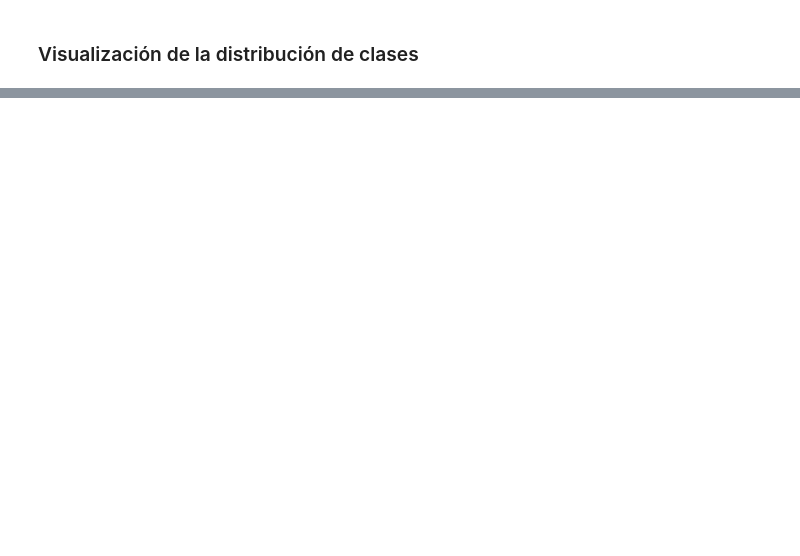
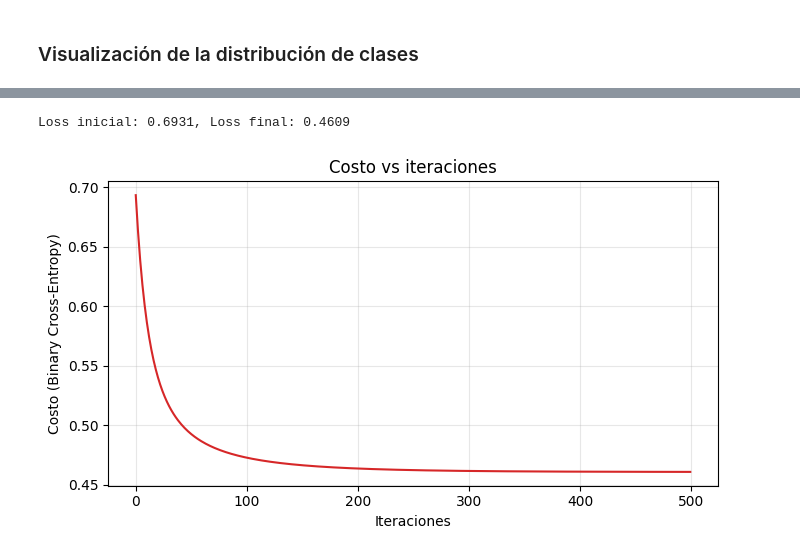
Before and after one commit to samuel-gil-r/Heart-Disease-Risk-Prediction, a Jupyter notebook: heart_disease_lr_analysis.ipynb, the cells around one changed output, grey strips where cells are left out. Drawn from its saved outputs; the diff is of its cells as text; code cells hidden in the pictures; blank space fills up the shorter version.

```diff
--- a/heart_disease_lr_analysis.ipynb
+++ b/heart_disease_lr_analysis.ipynb
@@ -107,0 +294,57 @@ plt.show()
+# %%
+
+import numpy as np
+import matplotlib.pyplot as plt
+
+
+features = ["Age", "BP", "Cholesterol", "Max HR", "ST depression", "Number of vessels fluro"]
+X = df[features].astype(float).values
+y = df['Heart Disease'].astype(float).values
+
+
+X_mean = X.mean(axis=0)
+X_std = X.std(axis=0)
+X_std[X_std == 0] = 1.0
+X_norm = (X - X_mean) / X_std
+
+
+X_bias = np.hstack([np.ones((X_norm.shape[0], 1)), X_norm])
+
+
+def sigmoid(z):
+    return 1.0 / (1.0 + np.exp(-z))
+
+def bce_loss(y_true, y_pred):
+    eps = 1e-9
+    return -np.mean(y_true * np.log(y_pred + eps) + (1 - y_true) * np.log(1 - y_pred + eps))
+
+
+w = np.zeros(X_bias.shape[1])
+learning_rate = 0.1
+n_iters = 500
+losses = []
+
+
+n = len(y)
+for i in range(n_iters):
+    z = X_bias.dot(w)
+    p = sigmoid(z)
+    loss = bce_loss(y, p)
+    losses.append(loss)
+    grad = X_bias.T.dot(p - y) / n
+    w -= learning_rate * grad
+
+print(f"Loss inicial: {losses[0]:.4f}, Loss final: {losses[-1]:.4f}")
+
+
+plt.figure(figsize=(7,4))
+plt.plot(losses, color='tab:red')
+plt.xlabel('Iteraciones')
+plt.ylabel('Costo (Binary Cross-Entropy)')
+plt.title('Costo vs iteraciones')
+plt.grid(alpha=0.3)
+plt.tight_layout()
+plt.show()
+# %% [output]
+Loss inicial: 0.6931, Loss final: 0.4609
+[figure, added]
```
Also changed, not shown: parts of 28 cells of this notebook.
